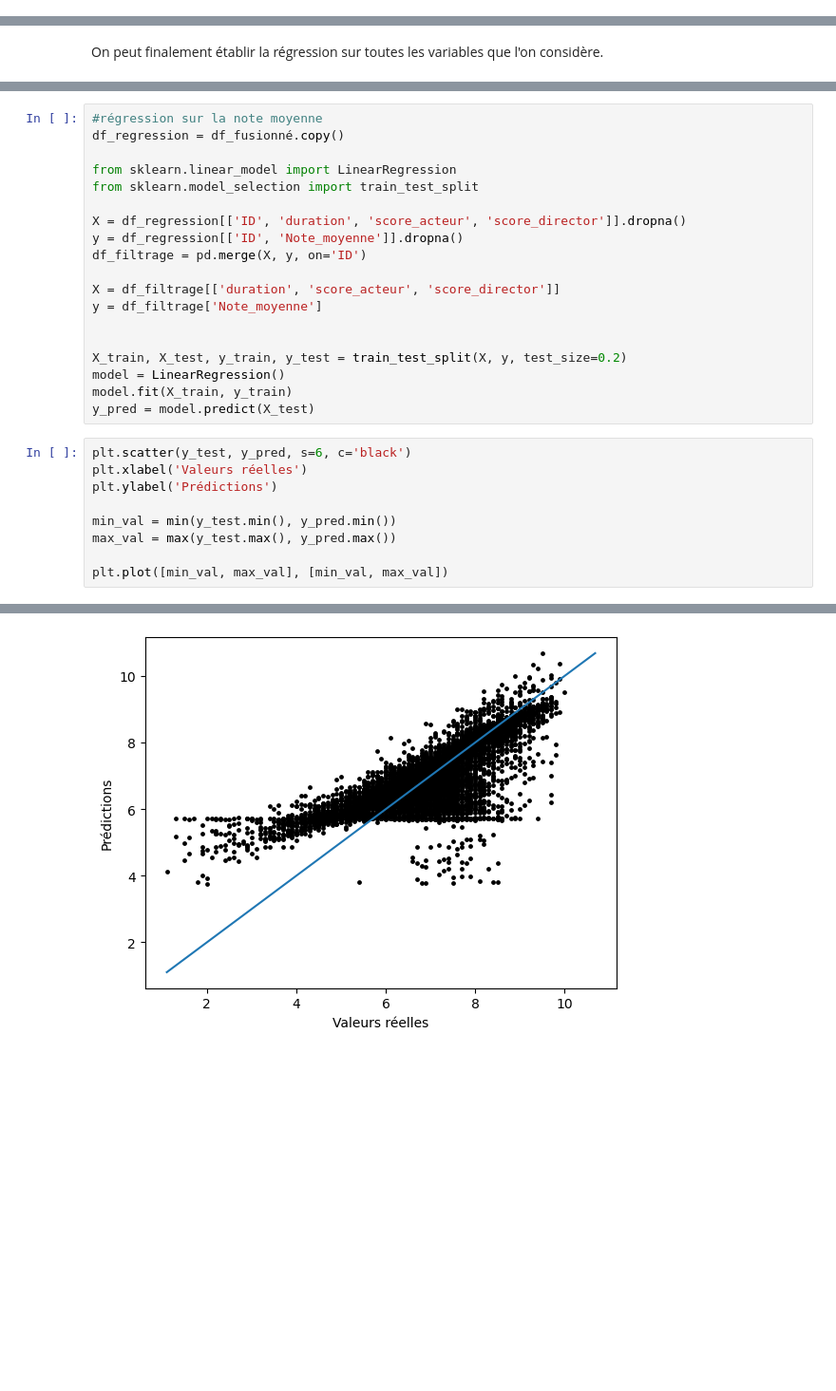
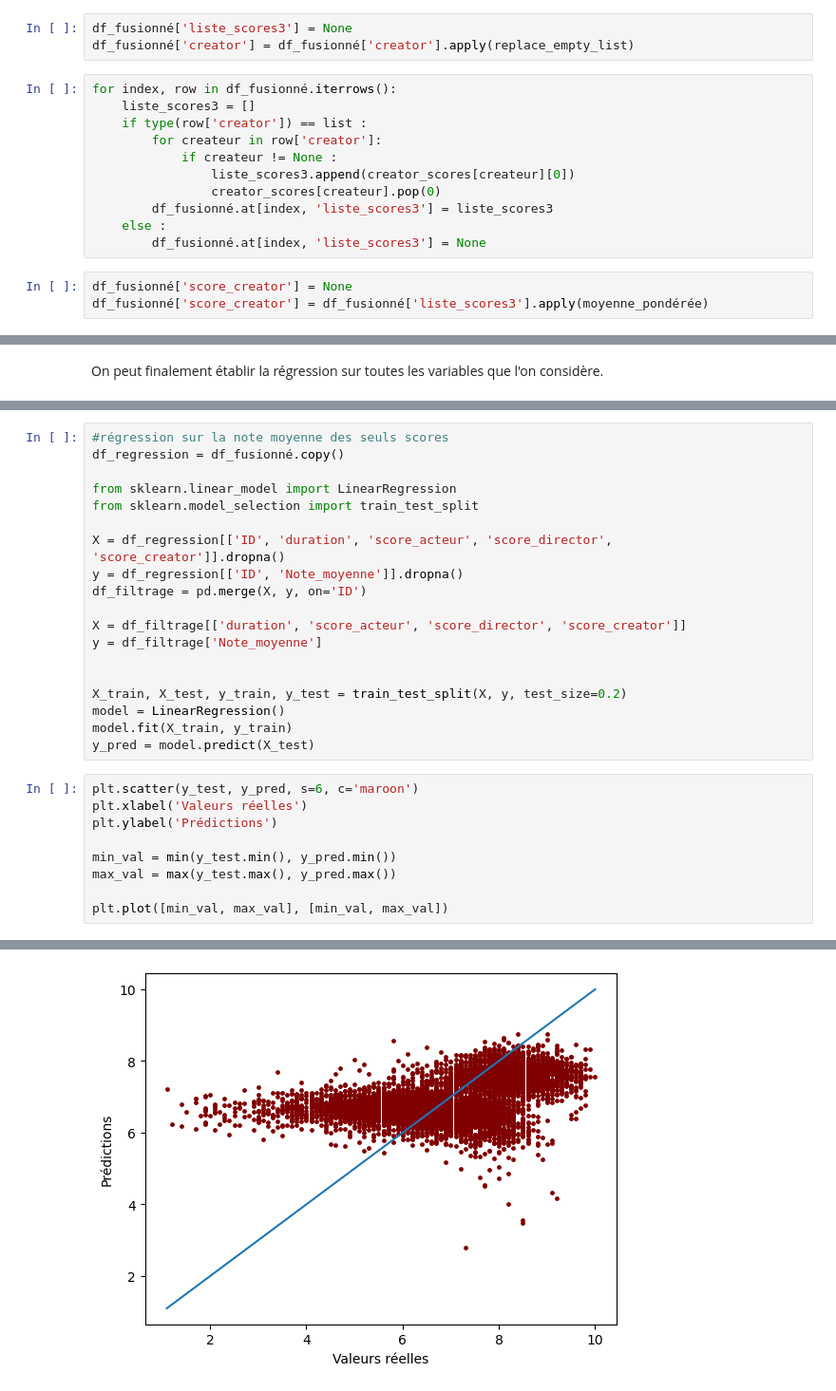
Before and after one commit to Jeremstar/Projet-de-DINGUE, a Jupyter notebook: Notebook/Scrap_IMDb.ipynb, the cells around one changed output, grey strips where cells are left out. Shown at 95% size. Drawn from its saved outputs; the diff is of its cells as text; blank space fills up the shorter version.

Commit message:
Rédaction quasi finie ; reste à comparer les différentes régressions

```diff
--- a/Notebook/Scrap_IMDb.ipynb
+++ b/Notebook/Scrap_IMDb.ipynb
@@ -799,3 +833,20 @@ df_fusionné['score_director'] = df_fusionné['liste_scores2'].apply(moyenne_pon
+# %%
+df_fusionné['liste_scores3'] = None
+df_fusionné['creator'] = df_fusionné['creator'].apply(replace_empty_list)
+# %%
+for index, row in df_fusionné.iterrows():
+    liste_scores3 = []
+    if type(row['creator']) == list :
+        for createur in row['creator']:
+            if createur != None :
+                liste_scores3.append(creator_scores[createur][0])
+                creator_scores[createur].pop(0)
+        df_fusionné.at[index, 'liste_scores3'] = liste_scores3
+    else :
+        df_fusionné.at[index, 'liste_scores3'] = None
+# %%
+df_fusionné['score_creator'] = None
+df_fusionné['score_creator'] = df_fusionné['liste_scores3'].apply(moyenne_pondérée)
 # %% [markdown]
 On peut finalement afficher le dataframe, enrichi de nos nouveaux indicateurs.
 # %%
@@ -928,15 +990,15 @@ plt.plot([min_val, max_val], [min_val, max_val])
 # %%
-#régression sur la note moyenne
+#régression sur la note moyenne des seuls scores
 df_regression = df_fusionné.copy()
 
 from sklearn.linear_model import LinearRegression
 from sklearn.model_selection import train_test_split
 
-X = df_regression[['ID', 'duration', 'score_acteur', 'score_director']].dropna()
+X = df_regression[['ID', 'duration', 'score_acteur', 'score_director', 'score_creator']].dropna()
 y = df_regression[['ID', 'Note_moyenne']].dropna()
 df_filtrage = pd.merge(X, y, on='ID')
 
-X = df_filtrage[['duration', 'score_acteur', 'score_director']]
+X = df_filtrage[['duration', 'score_acteur', 'score_director', 'score_creator']]
 y = df_filtrage['Note_moyenne']
 
 
@@ -945,14 +1007,14 @@ model = LinearRegression()
 model.fit(X_train, y_train)
 y_pred = model.predict(X_test)
 # %%
-plt.scatter(y_test, y_pred, s=6, c='black')
+plt.scatter(y_test, y_pred, s=6, c='maroon')
 plt.xlabel('Valeurs réelles')
 plt.ylabel('Prédictions')
 
 min_val = min(y_test.min(), y_pred.min())
 max_val = max(y_test.max(), y_pred.max())
 
 plt.plot([min_val, max_val], [min_val, max_val])
 # %% [output]
 [<matplotlib.lines.Line2D at 0x...>]
-[figure, old version]
+[figure, new version]
```
Also changed, not shown: parts of 29 cells of this notebook.
